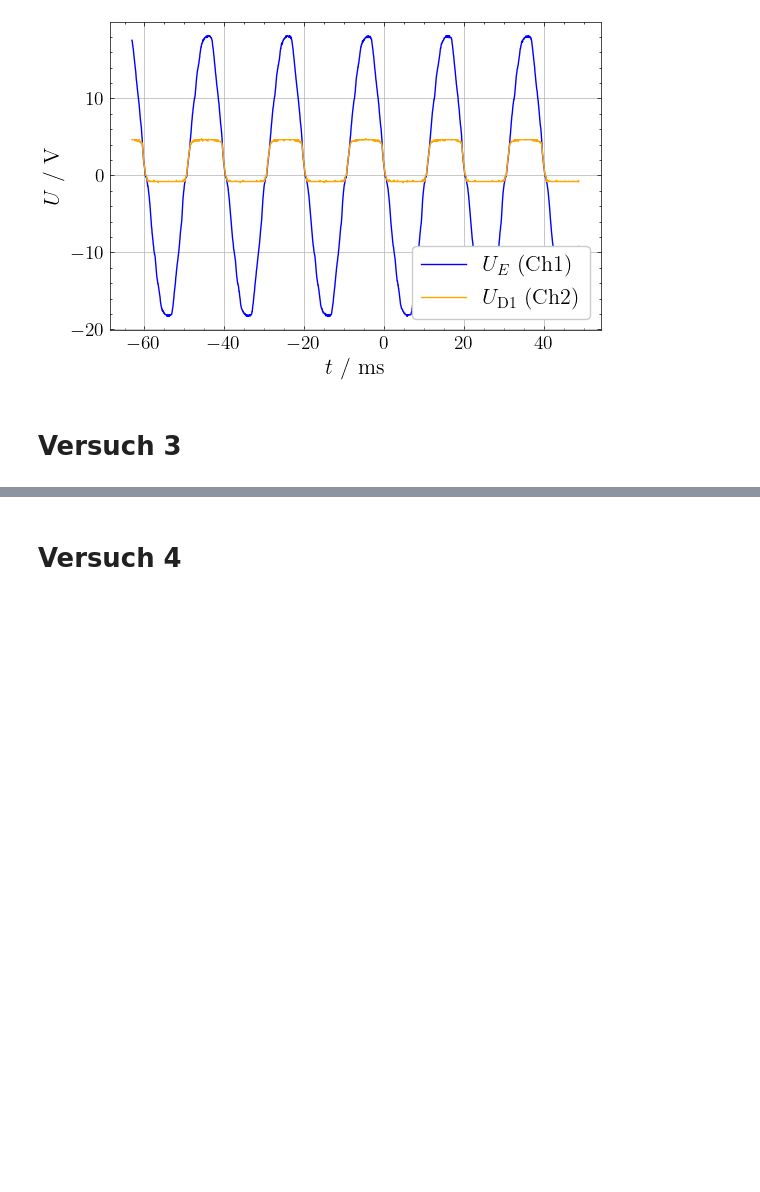
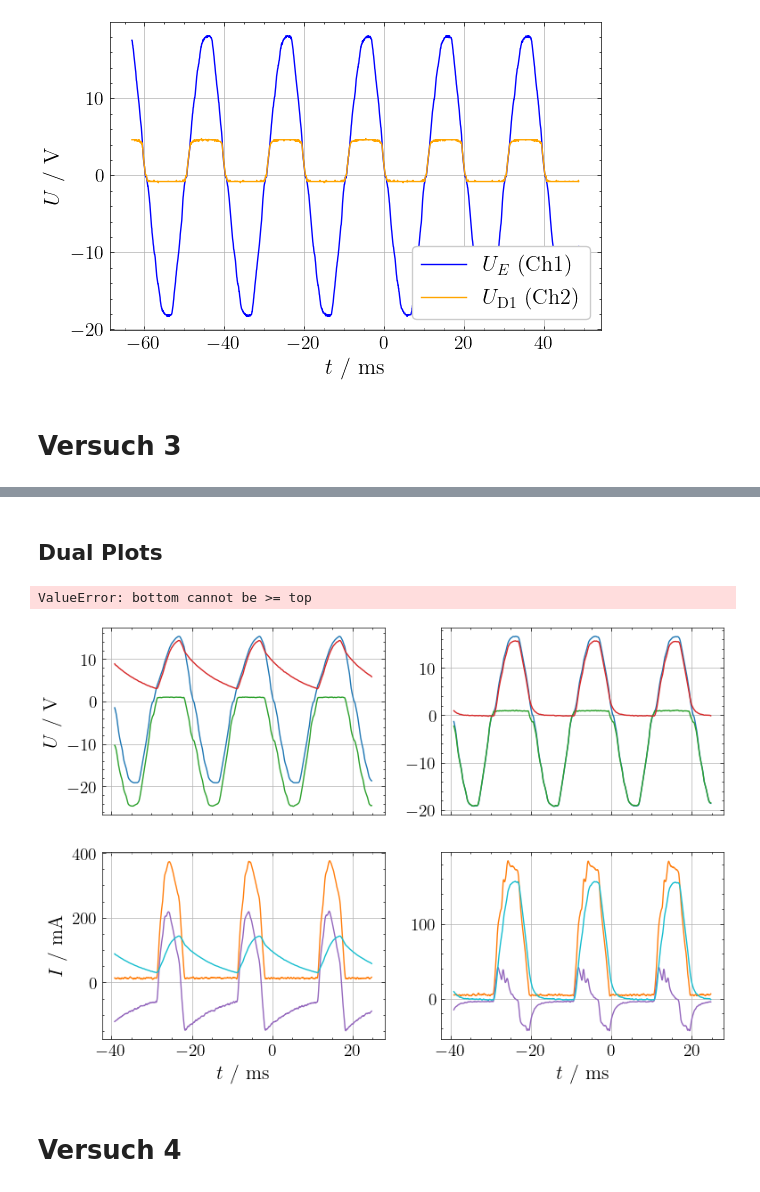
Before and after one commit to eudaemon3/Labor-Experimentalphysik-2, a Jupyter notebook: 05_Halbleiterdiode/Auswertung.ipynb, the cells around one changed output, grey strips where cells are left out. Cells and saved outputs as stored; diff of their text form; code cells hidden in the pictures; blank space fills up the shorter version.

```diff
--- a/05_Halbleiterdiode/Auswertung.ipynb
+++ b/05_Halbleiterdiode/Auswertung.ipynb
@@ -242,0 +254,2 @@ Saved figure to results/V03_infO_100muF.png
+# %% [markdown]
+## Dual Plots
@@ -243,3 +356,17 @@ Saved figure to results/V03_infO_100muF.png
+# %%
+R3 = [100, 100, 1500, 1500, -1, -1] #Ohm
+C = [100, 10, 100, 10, 100, 10]
+
+U_eff = [5.940, 3.409, 3.979, 0.633, 0.062, 0.06]
+U_gl = [4.496, 7.730, 11.217, 15.961, 18.507, 18.502]
+
+files = get_all_csv()[2:-3]
+for i in [0, 2]:
+
+    plot_measurements(files[i], files[i+1], R3[i], save=False)
+# %% [output]
+ValueError: bottom cannot be >= top
+[figure, added]
 # %% [markdown]
 # Versuch 4
 # %%
```
Also changed, not shown: parts of 7 cells of this notebook, 4 other files.
